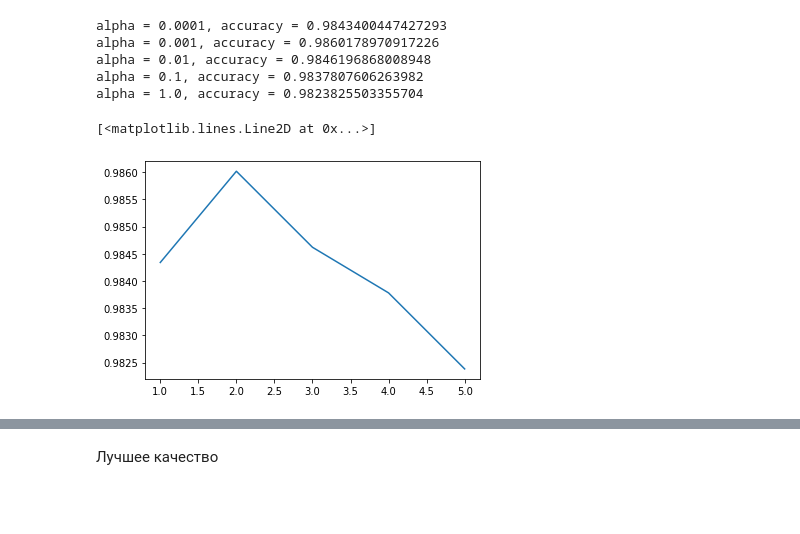
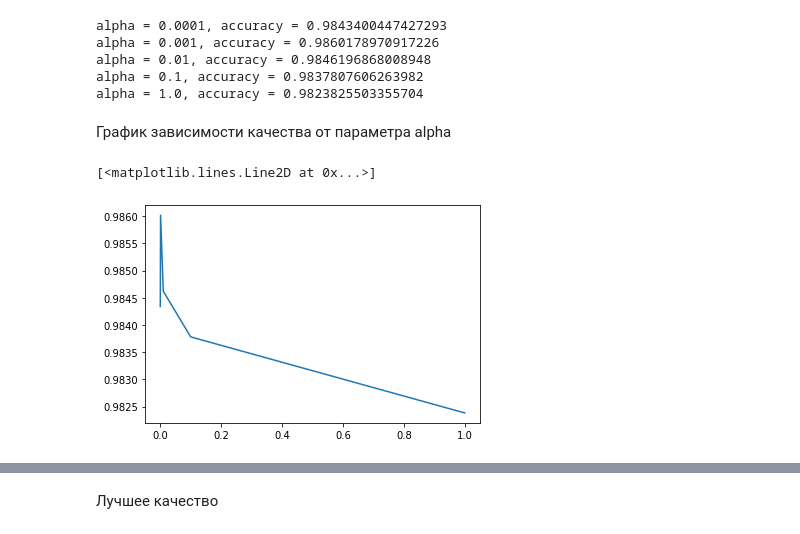
Before and after one commit to Emilka1604/Machine-learning, a Jupyter notebook: jobs.ipynb, the cells around one changed output, grey strips where cells are left out. Cells and saved outputs as stored; diff of their text form; code cells hidden in the pictures; blank space fills up the shorter version.

```diff
--- a/jobs.ipynb
+++ b/jobs.ipynb
@@ -593,12 +604,14 @@ alpha = 0.001, accuracy = 0.9860178970917226
 alpha = 0.01, accuracy = 0.9846196868008948
 alpha = 0.1, accuracy = 0.9837807606263982
 alpha = 1.0, accuracy = 0.9823825503355704
+# %% [markdown]
+График зависимости качества от параметра alpha
 # %%
 fig, ax = plt.subplots()
 ax.plot(
-    [1, 2, 3, 4, 5],
+    [0.0001, 0.001, 0.01, 0.1, 1.0],
     [0.9843400447427293, 0.9860178970917226, 0.9846196868008948, 0.9837807606263982, 0.9823825503355704]
 )
 # %% [output]
 [<matplotlib.lines.Line2D at 0x...>]
-[figure, old version]
+[figure, new version]
```
Also changed, not shown: parts of 12 cells of this notebook, 1 other file.
